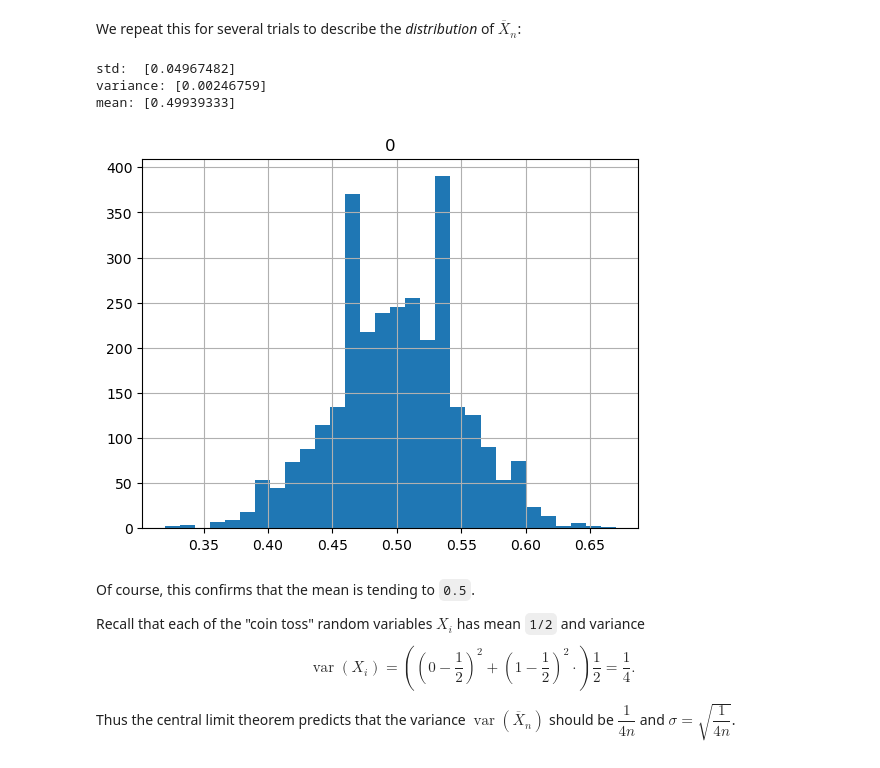
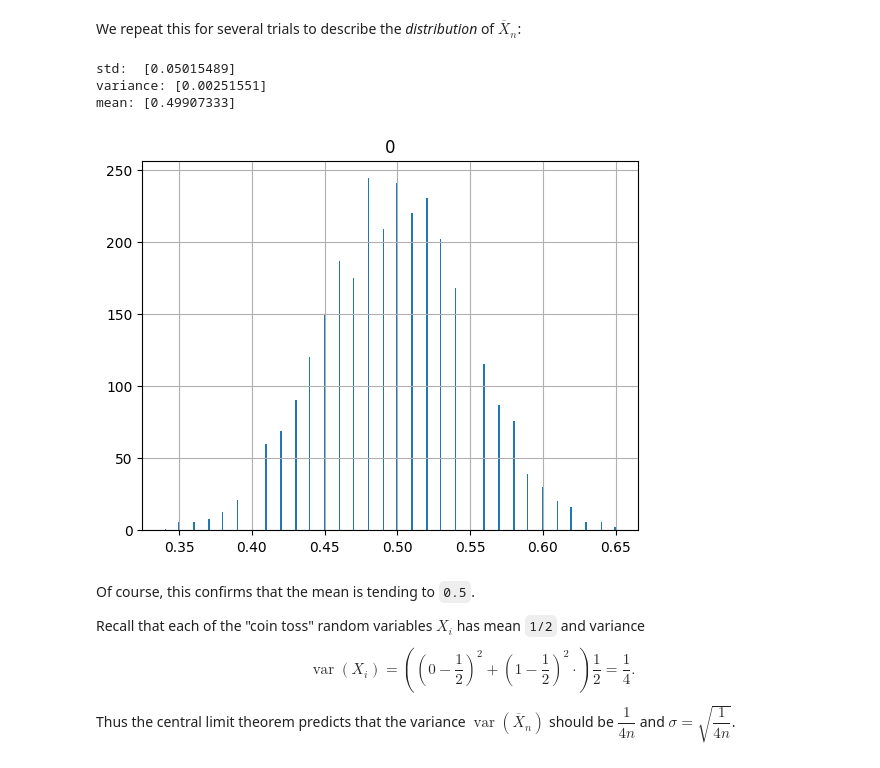
Before and after one commit to gmcninch-tufts/2025-Sp-Math087, a Jupyter notebook: docs/course-content/week09-01--statistics.ipynb, the cells around one changed output. Cells and saved outputs as stored; diff of their text form; code cells hidden in the pictures.

```diff
--- a/docs/course-content/week09-01--statistics.ipynb
+++ b/docs/course-content/week09-01--statistics.ipynb
@@ -526,14 +572,14 @@ cd_200=distribution(3000,200)
 # %%
 # 3000 trials, each consisting of 100 coin tosses
 cd_100=distribution(3000,100,results=[0,1])
 
-cd_100.hist(bins=30)
+cd_100.hist(bins=300)
 print(report(cd_100))
 # %% [output]
-std:  [0.04967482]
-variance: [0.00246759]
-mean: [0.49939333]
+std:  [0.05015489]
+variance: [0.00251551]
+mean: [0.49907333]
-[figure, old version]
+[figure, new version]
 # %% [markdown]
 Of course, this confirms that  the mean is tending to ``0.5``.
 
```
Also changed, not shown: parts of 31 cells of this notebook, 10 other files.
